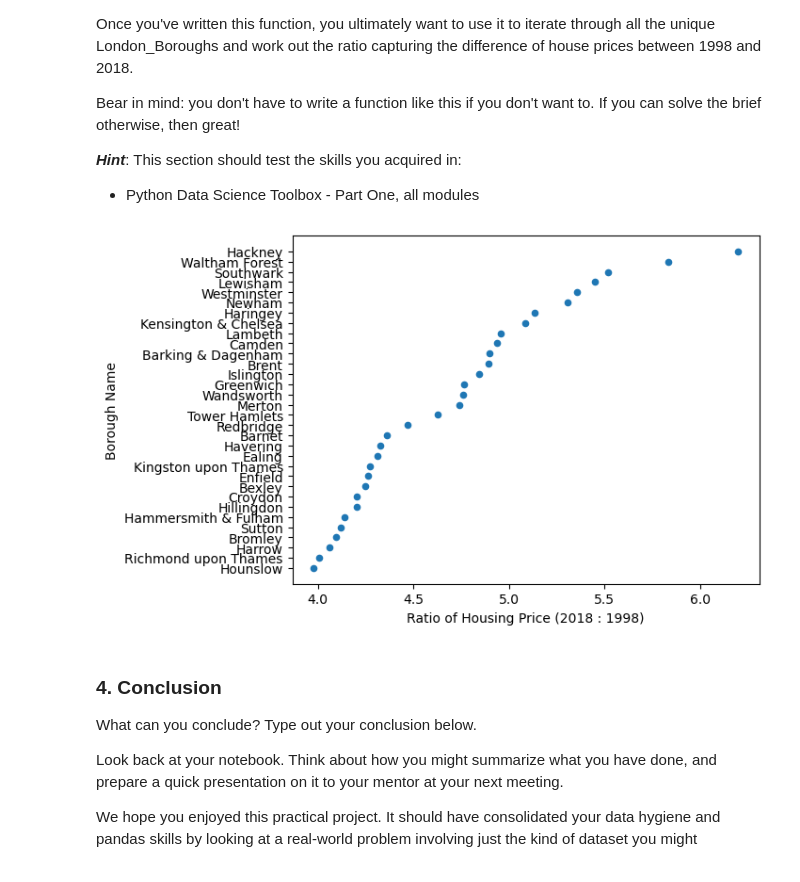
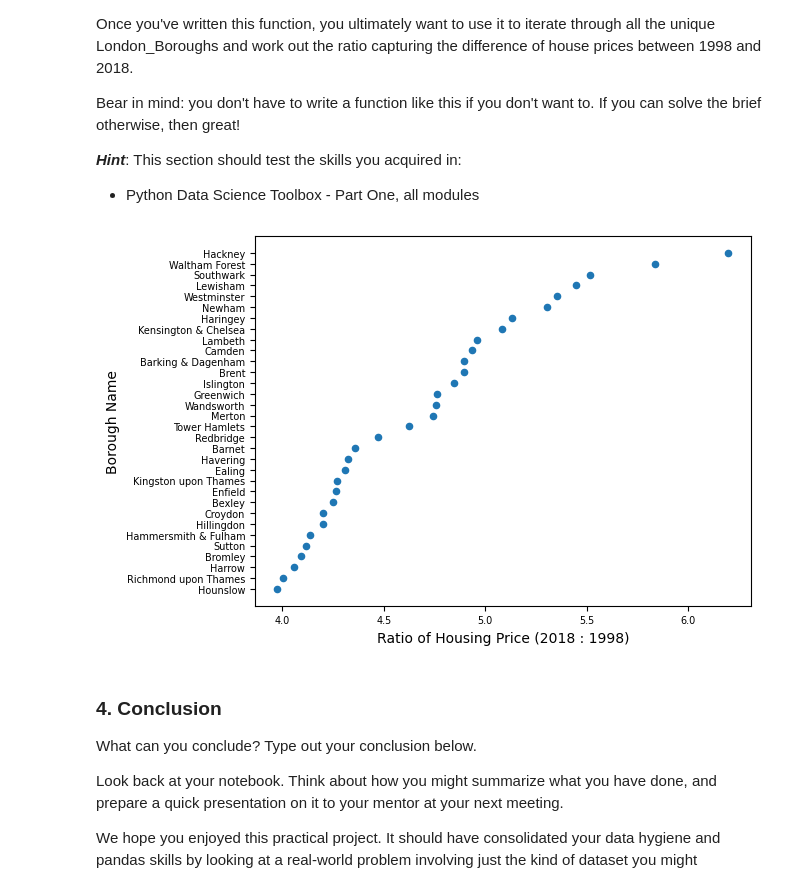
Before and after one commit to daviddj8/London-Housing-Case-Study, a Jupyter notebook: Unit 4 Challenge - Tier 3.ipynb, the cells around one changed output. Cells and saved outputs as stored; diff of their text form; code cells hidden in the pictures.

```diff
--- a/Unit 4 Challenge - Tier 3.ipynb
+++ b/Unit 4 Challenge - Tier 3.ipynb
@@ -262,27 +262,27 @@ Bear in mind: you don't have to write a function like this if you don't want to.
 # %%
 # Create a function that will take a borough name as an argument and return the ratio of average house price in 2018 to average house price in 1998:
 def house_price_ratio_calc(borough_name):
     avg_price_1998 = properties[(properties["Borough_Name"] == borough_name) & (properties["Year"] == 1998)]["Avg_house_price"].mean()
     avg_price_2018 = properties[(properties["Borough_Name"] == borough_name) & (properties["Year"] == 2018)]["Avg_house_price"].mean()
     ratio_2018_to_1998_price = avg_price_2018 / avg_price_1998
     return ratio_2018_to_1998_price
 
 # Create a list of borough names to pass to the function above:
 borough_name_list = [borough_name for borough_name in properties["Borough_Name"].unique()]
 
 # Call the ratio calculation function and pass it the list of boroughs to calculate the ratio for each borough. Store the values in a dictionary.
 ratio_dict = {}
 for name in borough_name_list:
     ratio = house_price_ratio_calc(name)
     ratio_dict[name] = ratio
 
 # Create a dot plot showing the 2018:1998 average price ratio of each London Borough:
 ratio_df = pd.DataFrame.from_dict([ratio_dict]).transpose().reset_index()
 ratio_df.rename(columns = {"index": "Borough Name", ratio_df.columns[1]: "Ratio of Housing Price (2018 : 1998)"}, inplace = True)
 ratio_df = ratio_df.sort_values("Ratio of Housing Price (2018 : 1998)")
-ratio_plot = ratio_df.plot(kind = "scatter", y = "Borough Name", x="Ratio of Housing Price (2018 : 1998)")
+ratio_plot = ratio_df.plot(kind = "scatter", y = "Borough Name", x="Ratio of Housing Price (2018 : 1998)", fontsize = 7)
 # %% [output]
-[figure, old version]
+[figure, new version]
 # %% [markdown]
 ### 4. Conclusion
 What can you conclude? Type out your conclusion below.
```
